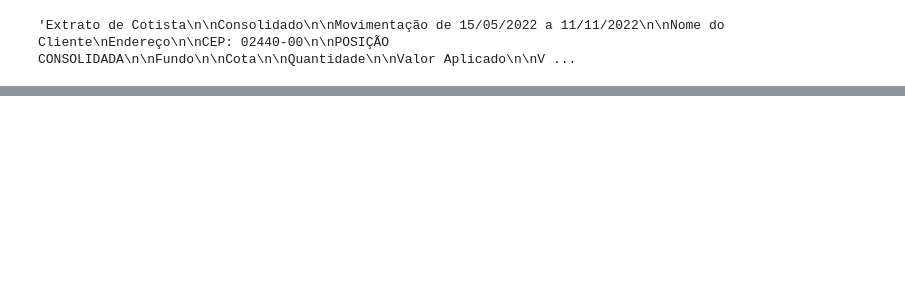
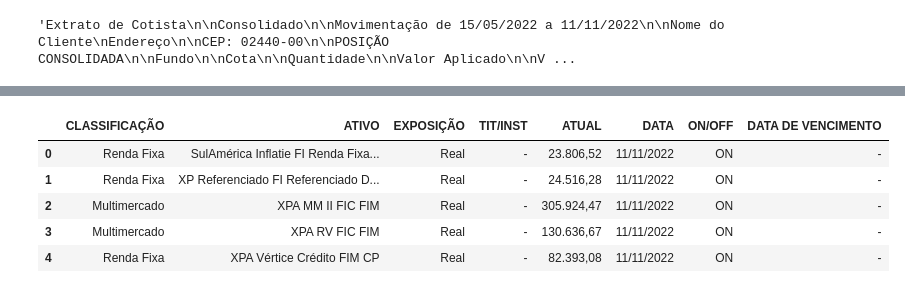
Before and after one commit to HpDiniz/Leitor-de-PDF, a Jupyter notebook: PDF_Extractor.ipynb, the cells around one changed output, grey strips where cells are left out. Cells and saved outputs as stored; diff of their text form; code cells hidden in the pictures; blank space fills up the shorter version.

```diff
--- a/PDF_Extractor.ipynb
+++ b/PDF_Extractor.ipynb
@@ -158,0 +210,26 @@ df
+# %%
+# Cria o DataFrame que conterá o consolidado final
+df_result = create_new_df()
+
+# Preenche o consolidado final
+for index, row in df.iterrows():
+
+    df_result = df_result.append({
+        'CLASSIFICAÇÃO': obtem_classificacao(row['Fundo']),
+        'ATIVO': row['Fundo'],
+        'EXPOSIÇÃO': "Real",
+        'TIT/INST': "-",
+        'ATUAL': row["Valor Bruto"],
+        'DATA': data_emissao,
+        'ON/OFF': "ON",
+        'DATA DE VENCIMENTO': "-"
+    }, ignore_index=True)
+
+df_result
+# %% [output]
+|  | CLASSIFICAÇÃO | ATIVO | EXPOSIÇÃO | TIT/INST | ATUAL | DATA | ON/OFF | DATA DE VENCIMENTO |
+| 0 | Renda Fixa | SulAmérica Inflatie FI Renda Fixa... | Real | - | 23.806,52 | 11/11/2022 | ON | - |
+| 1 | Renda Fixa | XP Referenciado FI Referenciado D... | Real | - | 24.516,28 | 11/11/2022 | ON | - |
+| 2 | Multimercado | XPA MM II FIC FIM | Real | - | 305.924,47 | 11/11/2022 | ON | - |
+| 3 | Multimercado | XPA RV FIC FIM | Real | - | 130.636,67 | 11/11/2022 | ON | - |
+| 4 | Renda Fixa | XPA Vértice Crédito FIM CP | Real | - | 82.393,08 | 11/11/2022 | ON | - |
```
Also changed, not shown: parts of 12 cells of this notebook.
